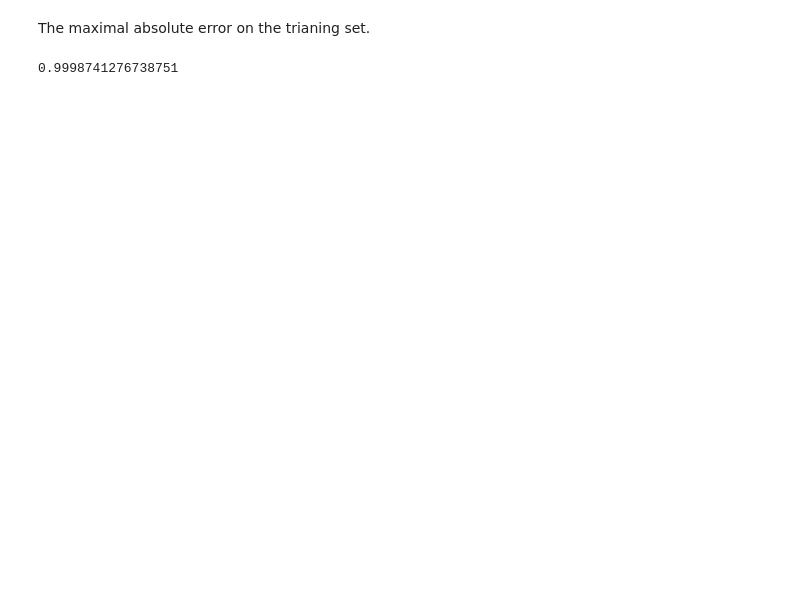
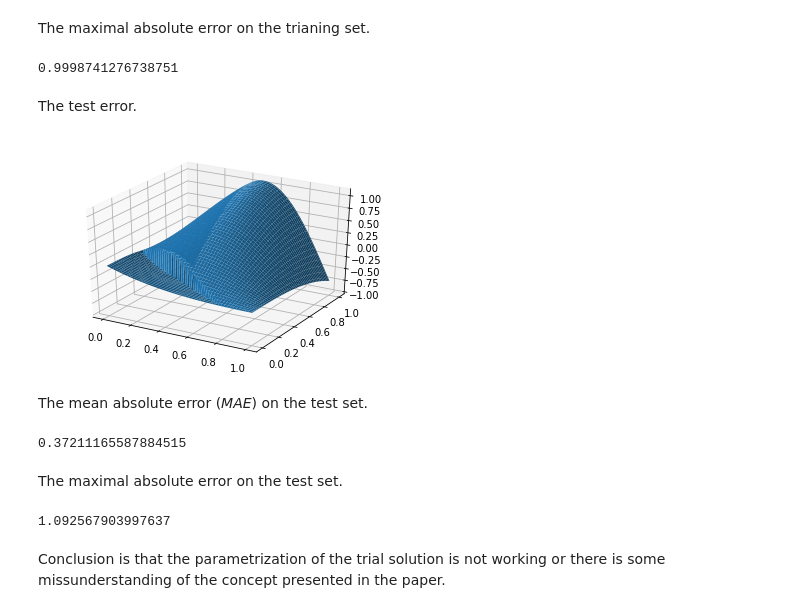
Before and after one commit to PGrabinski/NNDE, a Jupyter notebook: Tensorflow_version/Example6.ipynb, the cells around one changed output. Saved outputs shown, nothing was run; the diff lists cells and outputs as text; code cells hidden in the pictures; blank space fills up the shorter version.

```diff
--- a/Tensorflow_version/Example6.ipynb
+++ b/Tensorflow_version/Example6.ipynb
@@ -136,3 +136,33 @@ The maximal absolute error on the trianing set.
 np.max(np.abs(Ze5diff))
 # %% [output]
 0.9998741276738751
+# %% [markdown]
+The test error.
+# %%
+fig = plt.figure()
+ax = fig.add_subplot(111, projection='3d')
+new_shape_test = int(np.sqrt(samples_test.shape[0]))
+Ze5sol_test = tf.reshape(ts(samples_test), shape=(samples_test.shape[0],)).numpy()
+Ze5anal_test = (samples_test[:,0] + samples_test[:,1]**3) * np.exp(-samples_test[:, 0])
+Ze5diff_test = (Ze5sol_test - Ze5anal_test)
+ax.plot_surface(X=samples_test[:,0].reshape((new_shape_test, new_shape_test)),
+                Y=samples_test[:,1].reshape((new_shape_test, new_shape_test)),
+                Z=Ze5diff_test.reshape((new_shape_test, new_shape_test)), label='Training error')
+# plt.legend()
+plt.show()
+# %% [output]
+[figure, added]
+# %% [markdown]
+The mean absolute error (*MAE*) on the test set.
+# %%
+np.abs(Ze5diff_test).mean()
+# %% [output]
+0.37211165587884515
+# %% [markdown]
+The maximal absolute error on the test set.
+# %%
+np.max(np.abs(Ze5diff_test))
+# %% [output]
+1.092567903997637
+# %% [markdown]
+Conclusion is that the parametrization of the trial solution is not working or there is some missunderstanding of the concept presented in the paper.
```
Also changed, not shown: parts of 4 cells of this notebook, 7 other files.
